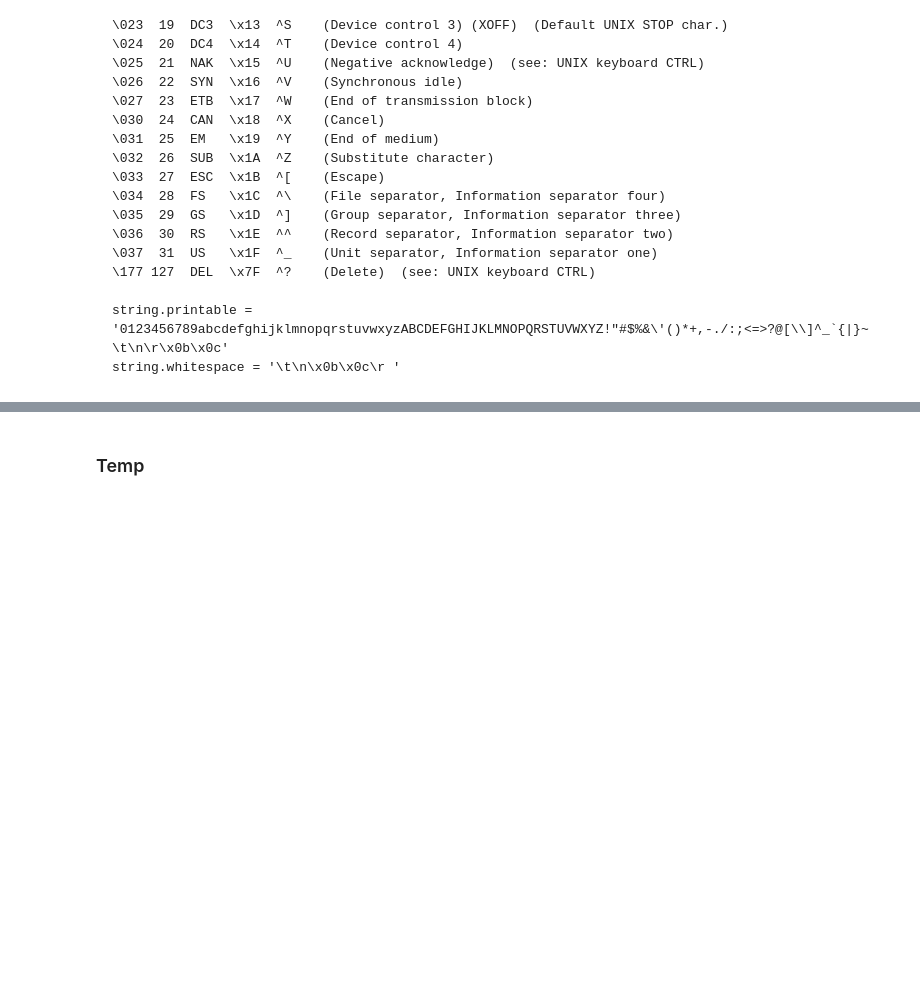
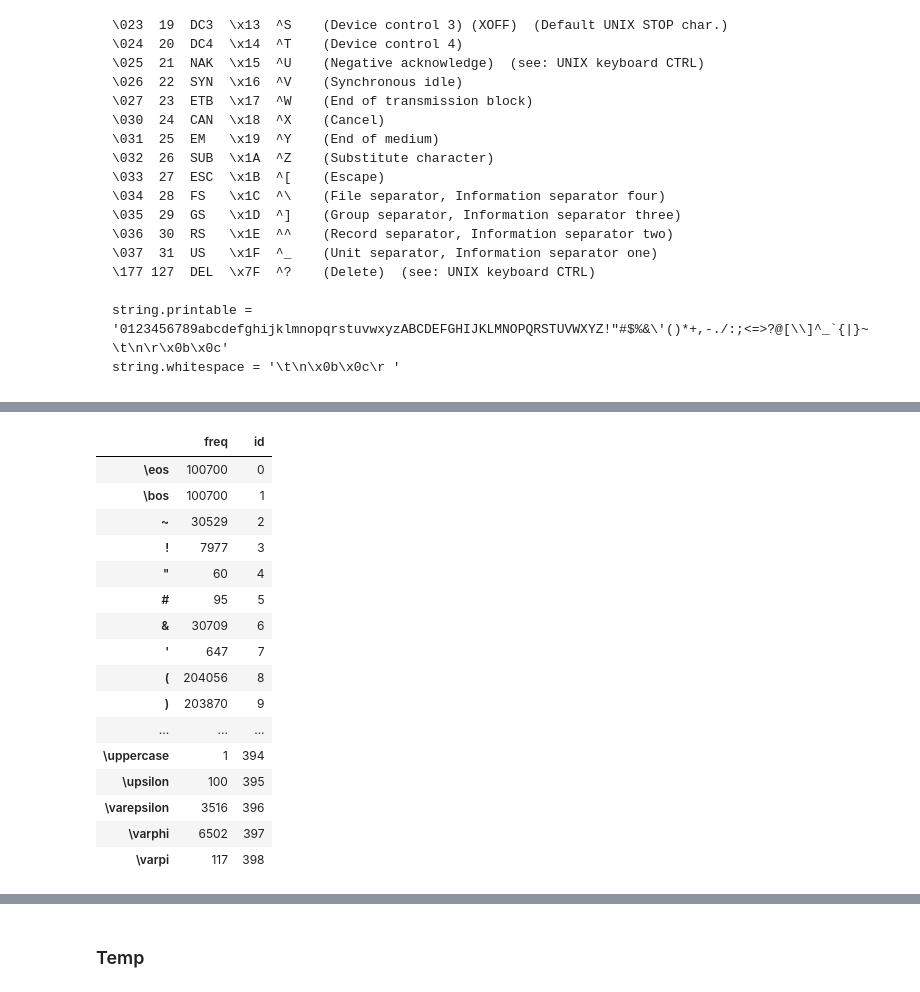
Before and after one commit to untrix/im2latex, a Jupyter notebook: src/preprocessing_step_2_tokenizer.ipynb, the cells around one changed output, grey strips where cells are left out. Cells and saved outputs as stored; diff of their text form; code cells hidden in the pictures; blank space fills up the shorter version.

```diff
--- a/src/preprocessing_step_2_tokenizer.ipynb
+++ b/src/preprocessing_step_2_tokenizer.ipynb
@@ -316,0 +152,3 @@ df_word2id = get_word2id(df_tokenized, df_vocab, data_dir)
+# %%
+df3_clean = make_df_clean(data_dir, df2_dataset_details)
+display(df3_clean.shape)
@@ -316,0 +170,2 @@ df_word2id = get_word2id(df_tokenized, df_vocab, data_dir)
+# %%
+df_clean = df3_clean
@@ -316,0 +275,2 @@ df_word2id = get_word2id(df_tokenized, df_vocab, data_dir)
+# %%
+df_vocab2, df_tokenized2 = make_vocabulary(df_clean, data_dir)
@@ -316,0 +306,20 @@ df_word2id = get_word2id(df_tokenized, df_vocab, data_dir)
+# %%
+df_vocab2.sort_values(by='id')
+# %% [output]
+|  | freq | id |
+| \eos | 100700 | 0 |
+| \bos | 100700 | 1 |
+| ~ | 30529 | 2 |
+| ! | 7977 | 3 |
+| " | 60 | 4 |
+| # | 95 | 5 |
+| & | 30709 | 6 |
+| ' | 647 | 7 |
+| ( | 204056 | 8 |
+| ) | 203870 | 9 |
+| ... | ... | ... |
+| \uppercase | 1 | 394 |
+| \upsilon | 100 | 395 |
+| \varepsilon | 3516 | 396 |
+| \varphi | 6502 | 397 |
+| \varpi | 117 | 398 |
```
Also changed, not shown: parts of 56 cells of this notebook.
